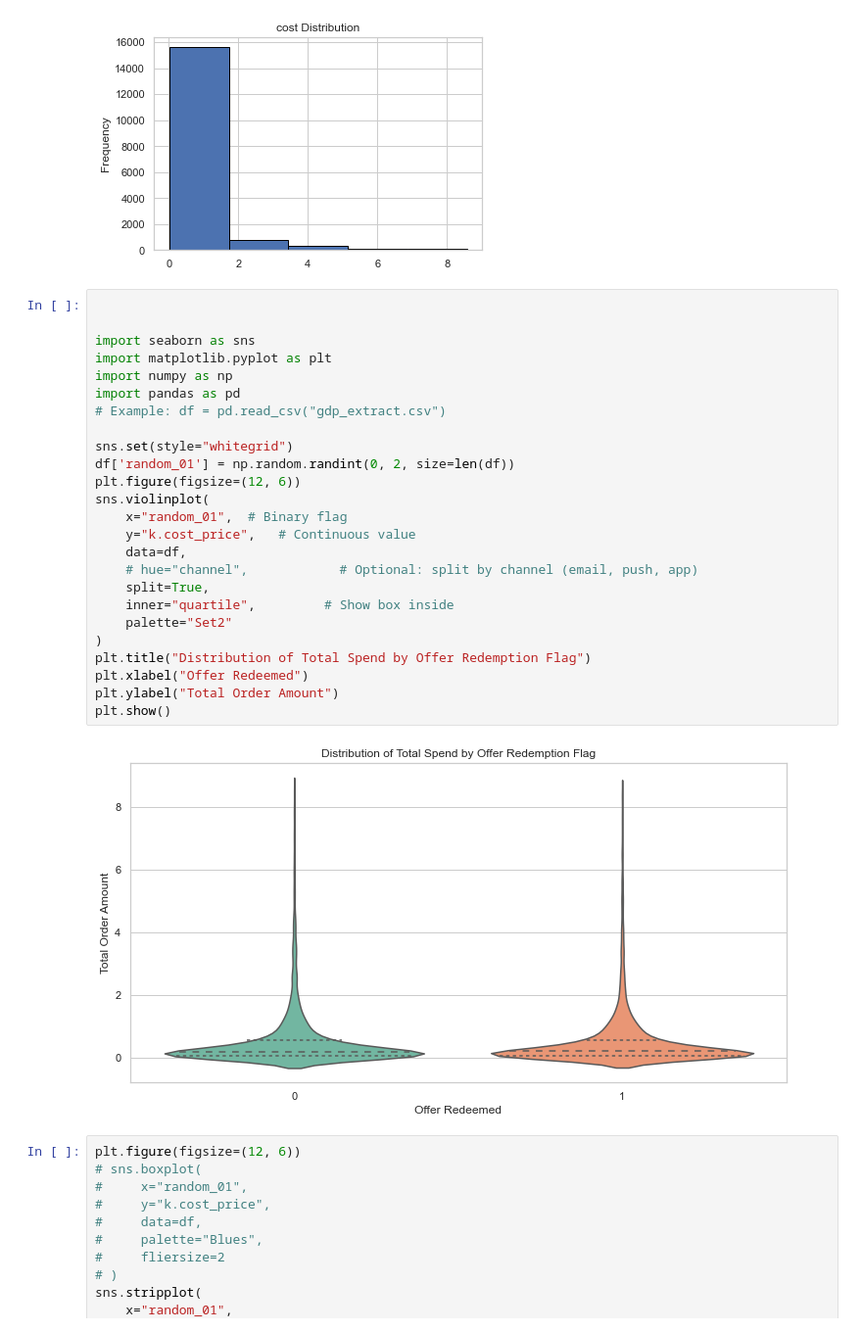
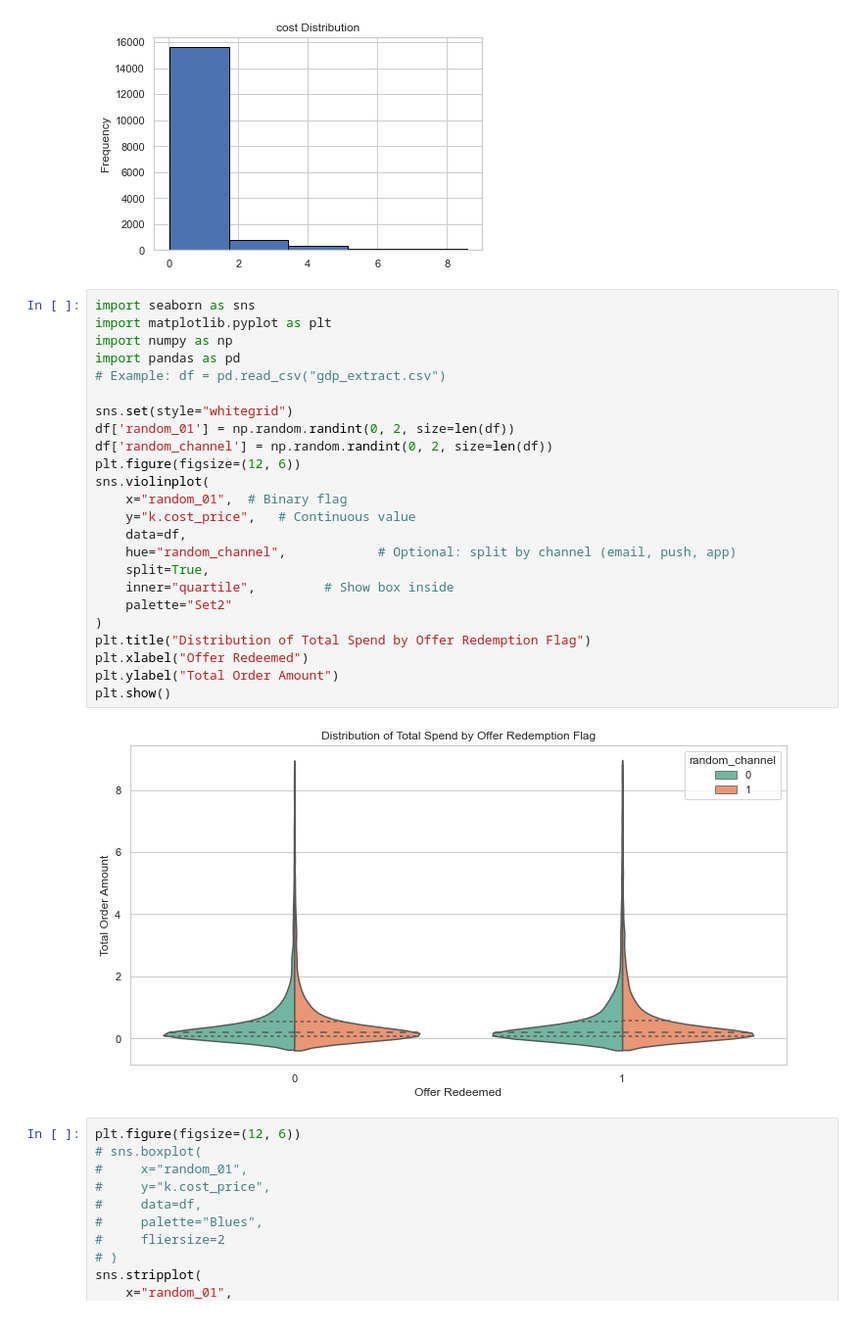
Before and after one commit to MC-Zealot/data_research, a Jupyter notebook: com/ft/basket/data_research/basket.ipynb, the cells around one changed output. Shown at 98% size. Saved outputs shown, nothing was run; the diff lists cells and outputs as text.

```diff
--- a/com/ft/basket/data_research/basket.ipynb
+++ b/com/ft/basket/data_research/basket.ipynb
@@ -99,32 +99,31 @@ plt.show()
 # %% [output]
 [figure]
 # %%
-
-
 import seaborn as sns
 import matplotlib.pyplot as plt
 import numpy as np
 import pandas as pd
 # Example: df = pd.read_csv("gdp_extract.csv")
 
 sns.set(style="whitegrid")
 df['random_01'] = np.random.randint(0, 2, size=len(df))
+df['random_channel'] = np.random.randint(0, 2, size=len(df))
 plt.figure(figsize=(12, 6))
 sns.violinplot(
     x="random_01",  # Binary flag
     y="k.cost_price",   # Continuous value
     data=df,
-    # hue="channel",            # Optional: split by channel (email, push, app)
+    hue="random_channel",            # Optional: split by channel (email, push, app)
     split=True,
     inner="quartile",         # Show box inside
     palette="Set2"
 )
 plt.title("Distribution of Total Spend by Offer Redemption Flag")
 plt.xlabel("Offer Redeemed")
 plt.ylabel("Total Order Amount")
 plt.show()
 # %% [output]
-[figure, old version]
+[figure, new version]
 # %%
 plt.figure(figsize=(12, 6))
 # sns.boxplot(
```
Also changed, not shown: parts of 1 cell of this notebook, 2 other files.
